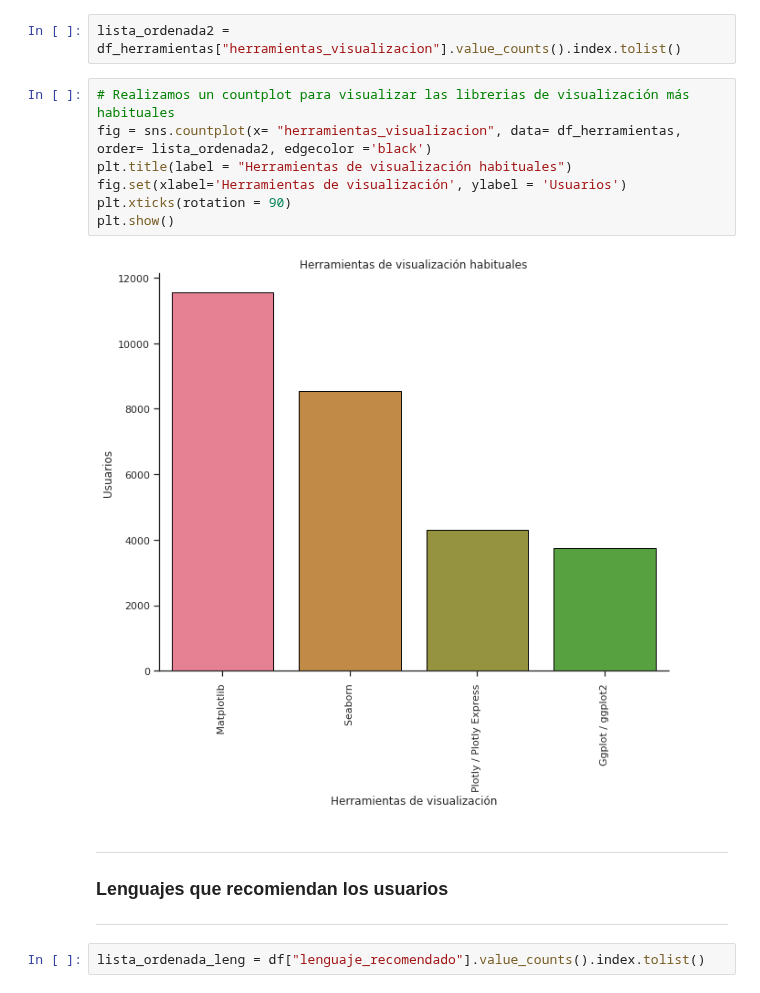
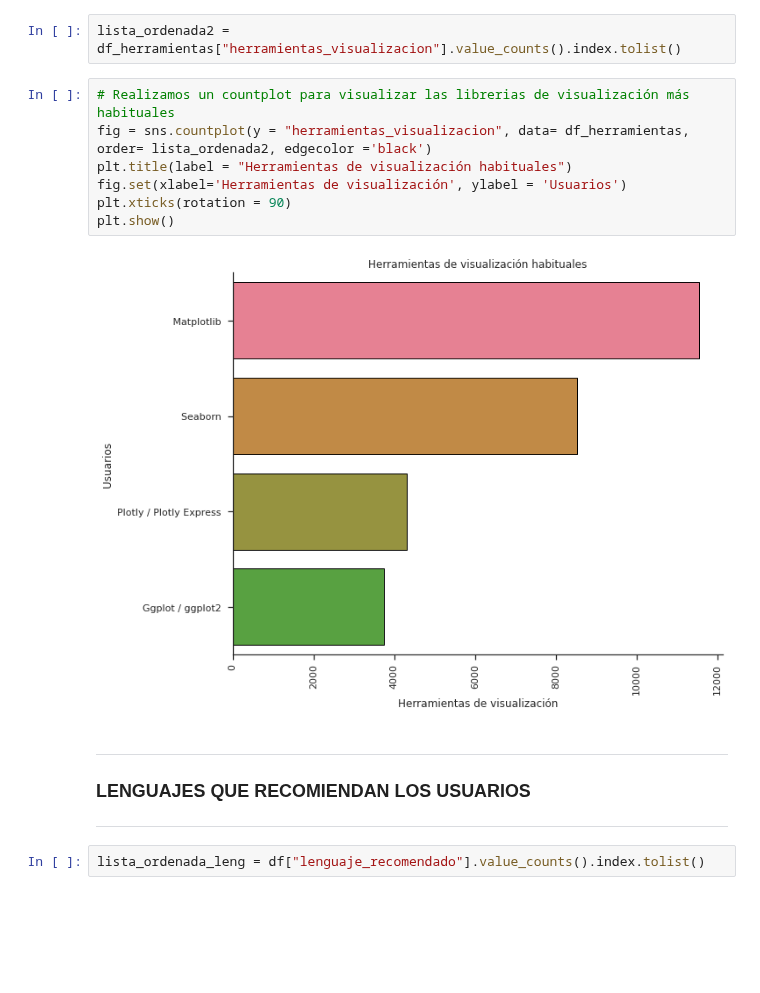
Before and after one commit to paulafuenteg/Kaggle-DS-ML-Survey, a Jupyter notebook: visualizacion.ipynb, the cells around one changed output. Saved outputs shown, nothing was run; the diff lists cells and outputs as text; blank space fills up the shorter version.

```diff
--- a/visualizacion.ipynb
+++ b/visualizacion.ipynb
@@ -233,17 +243,17 @@ array([' Matplotlib ', 'Seaborn ', 'Ggplot / ggplot2 ',
 lista_ordenada2 = df_herramientas["herramientas_visualizacion"].value_counts().index.tolist()
 # %%
 # Realizamos un countplot para visualizar las librerias de visualización más habituales
-fig = sns.countplot(x= "herramientas_visualizacion", data= df_herramientas, order= lista_ordenada2, edgecolor ='black')
+fig = sns.countplot(y = "herramientas_visualizacion", data= df_herramientas, order= lista_ordenada2, edgecolor ='black')
 plt.title(label = "Herramientas de visualización habituales")
 fig.set(xlabel='Herramientas de visualización', ylabel = 'Usuarios')
 plt.xticks(rotation = 90)
 plt.show()
 # %% [output]
-[figure, old version]
+[figure, new version]
-# %% [markdown]
----
-### Lenguajes que recomiendan los usuarios
----
+# %% [markdown]
+---
+### LENGUAJES QUE RECOMIENDAN LOS USUARIOS
+---
 # %%
 lista_ordenada_leng = df["lenguaje_recomendado"].value_counts().index.tolist()
 # %%
```
Also changed, not shown: parts of 31 cells of this notebook.
